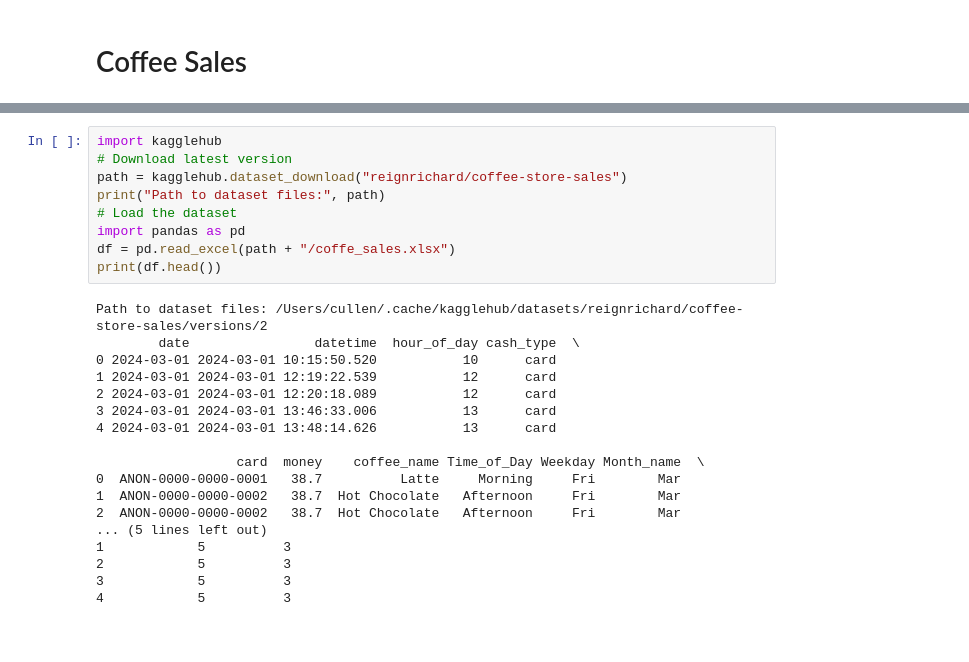
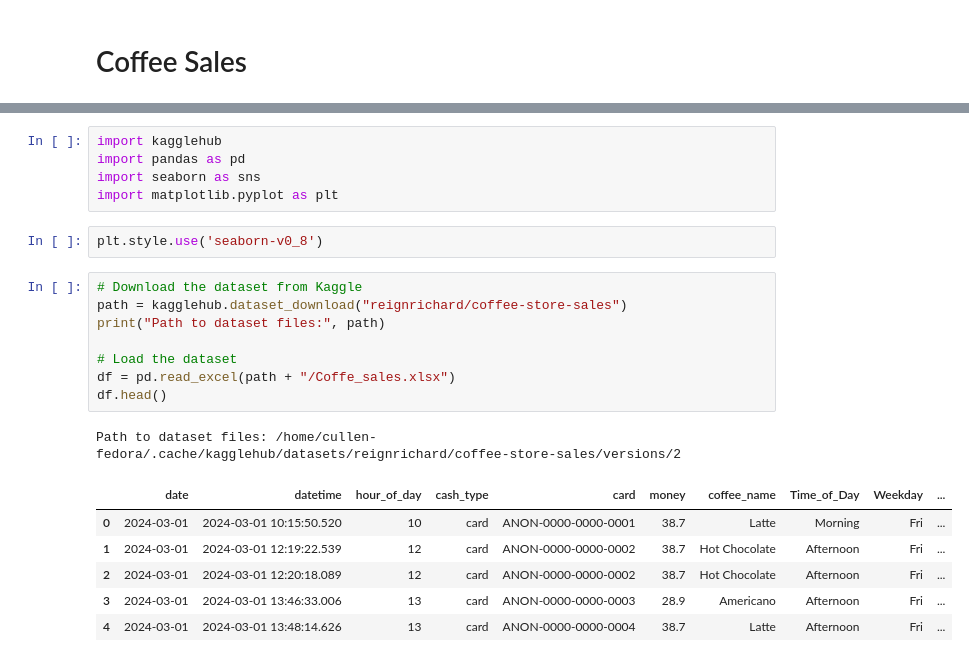
Before and after one commit to Cullenium25/data_analysis_projects, a Jupyter notebook: coffee_sales.ipynb, the cells around one changed output, grey strips where cells are left out. Drawn from its saved outputs; the diff is of its cells as text.

```diff
--- a/coffee_sales.ipynb
+++ b/coffee_sales.ipynb
@@ -24,28 +26,24 @@ Successfully installed certifi-2025.8.3 charset_normalizer-3.4.2 idna-3.10 kaggl
 [notice] To update, run: pip install --upgrade pip
+# %%
+import kagglehub
+import pandas as pd
+import seaborn as sns
+import matplotlib.pyplot as plt
+# %%
+plt.style.use('seaborn-v0_8')
 # %%
-import kagglehub
-# Download latest version
+# Download the dataset from Kaggle
 path = kagglehub.dataset_download("reignrichard/coffee-store-sales")
 print("Path to dataset files:", path)
+
 # Load the dataset
-import pandas as pd
-df = pd.read_excel(path + "/coffe_sales.xlsx")
-print(df.head())
+df = pd.read_excel(path + "/Coffe_sales.xlsx")
+df.head()
 # %% [output]
-Path to dataset files: /Users/cullen/.cache/kagglehub/datasets/reignrichard/coffee-store-sales/versions/2
-        date                datetime  hour_of_day cash_type  \
-0 2024-03-01 2024-03-01 10:15:50.520           10      card
-1 2024-03-01 2024-03-01 12:19:22.539           12      card
-2 2024-03-01 2024-03-01 12:20:18.089           12      card
-3 2024-03-01 2024-03-01 13:46:33.006           13      card
-4 2024-03-01 2024-03-01 13:48:14.626           13      card
-
-                  card  money    coffee_name Time_of_Day Weekday Month_name  \
-0  ANON-0000-0000-0001   38.7          Latte     Morning     Fri        Mar
-1  ANON-0000-0000-0002   38.7  Hot Chocolate   Afternoon     Fri        Mar
-2  ANON-0000-0000-0002   38.7  Hot Chocolate   Afternoon     Fri        Mar
-... (5 lines left out)
-1            5          3
-2            5          3
-3            5          3
-4            5          3
+Path to dataset files: /home/cullen-fedora/.cache/kagglehub/datasets/reignrichard/coffee-store-sales/versions/2
+|  | date | datetime | hour_of_day | cash_type | card | money | coffee_name | Time_of_Day | Weekday | ... |
+| 0 | 2024-03-01 | 2024-03-01 10:15:50.520 | 10 | card | ANON-0000-0000-0001 | 38.7 | Latte | Morning | Fri | ... |
+| 1 | 2024-03-01 | 2024-03-01 12:19:22.539 | 12 | card | ANON-0000-0000-0002 | 38.7 | Hot Chocolate | Afternoon | Fri | ... |
+| 2 | 2024-03-01 | 2024-03-01 12:20:18.089 | 12 | card | ANON-0000-0000-0002 | 38.7 | Hot Chocolate | Afternoon | Fri | ... |
+| 3 | 2024-03-01 | 2024-03-01 13:46:33.006 | 13 | card | ANON-0000-0000-0003 | 28.9 | Americano | Afternoon | Fri | ... |
+| 4 | 2024-03-01 | 2024-03-01 13:48:14.626 | 13 | card | ANON-0000-0000-0004 | 38.7 | Latte | Afternoon | Fri | ... |
```
Also changed, not shown: parts of 6 cells of this notebook.
